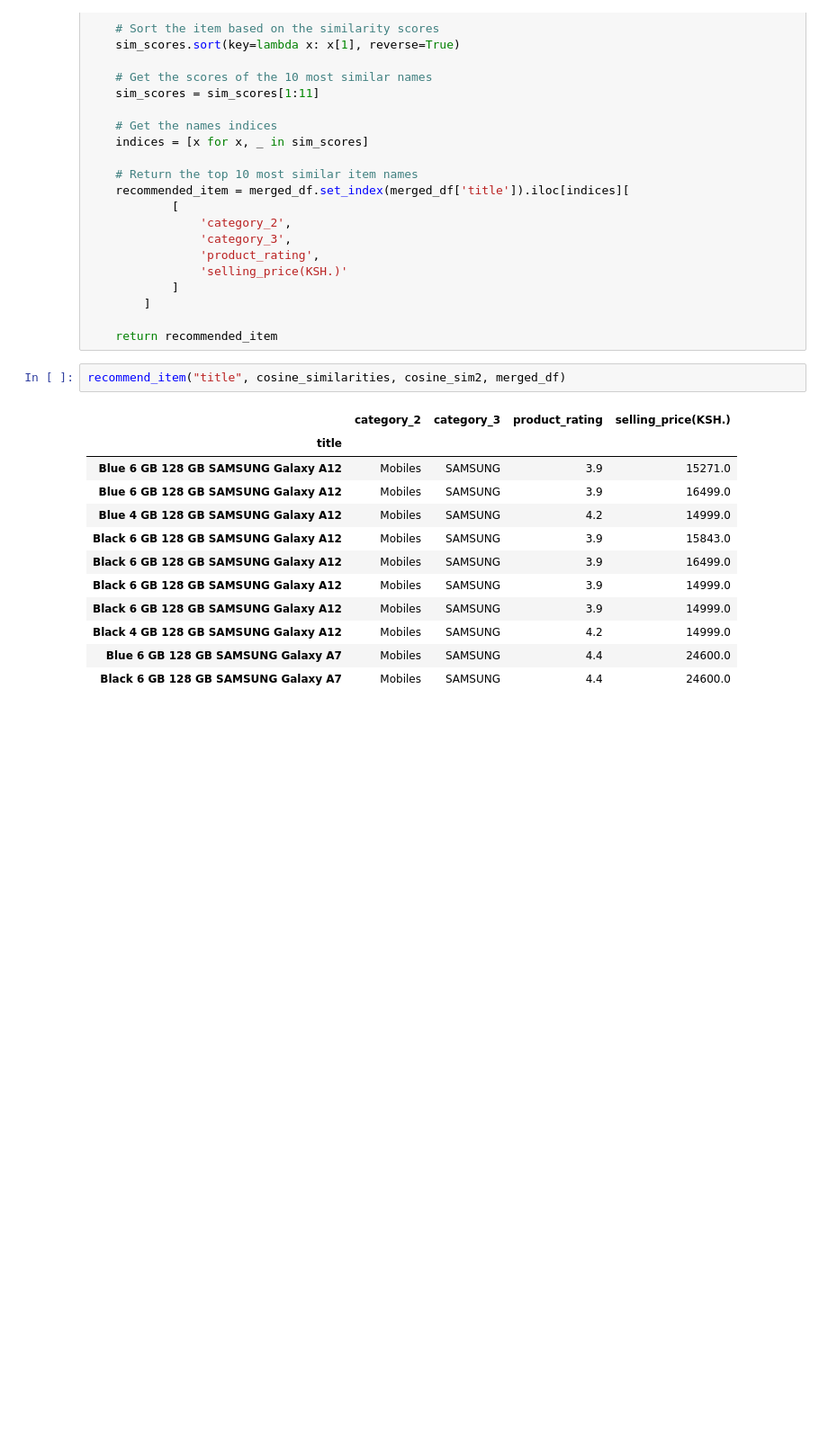
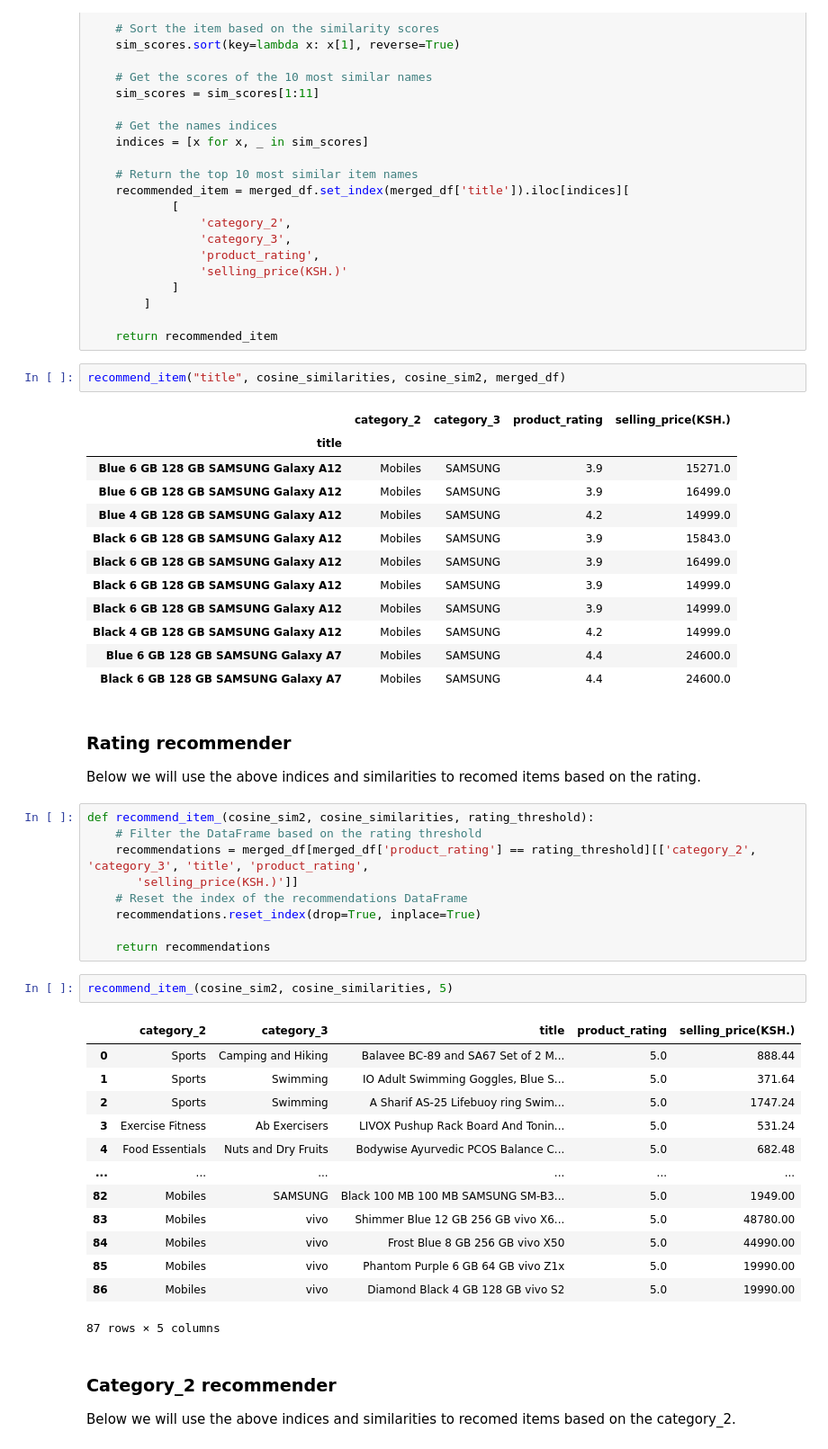
Before and after one commit to franchiseBoyz/Ecommerce-Recommender-System, a Jupyter notebook: notebook.ipynb, the cells around one changed output. Shown at 90% size. Cells and saved outputs as stored; diff of their text form; blank space fills up the shorter version.

Commit message:
Category_2 recommender

```diff
--- a/notebook.ipynb
+++ b/notebook.ipynb
@@ -1750,3 +1751,34 @@ recommend_item("title", cosine_similarities, cosine_sim2, merged_df)
 | Black 4 GB 128 GB SAMSUNG Galaxy A12 | Mobiles | SAMSUNG | 4.2 | 14999.0 |
 | Blue 6 GB 128 GB SAMSUNG Galaxy A7 | Mobiles | SAMSUNG | 4.4 | 24600.0 |
 | Black 6 GB 128 GB SAMSUNG Galaxy A7 | Mobiles | SAMSUNG | 4.4 | 24600.0 |
+# %% [markdown]
+### Rating recommender
+Below we will use the above indices and similarities to recomed items based on the rating.
+# %%
+def recommend_item_(cosine_sim2, cosine_similarities, rating_threshold):
+    # Filter the DataFrame based on the rating threshold
+    recommendations = merged_df[merged_df['product_rating'] == rating_threshold][['category_2', 'category_3', 'title', 'product_rating',
+       'selling_price(KSH.)']]
+    # Reset the index of the recommendations DataFrame
+    recommendations.reset_index(drop=True, inplace=True)
+
+    return recommendations
+# %%
+recommend_item_(cosine_sim2, cosine_similarities, 5)
+# %% [output]
+|  | category_2 | category_3 | title | product_rating | selling_price(KSH.) |
+| 0 | Sports | Camping and Hiking | Balavee BC-89 and SA67 Set of 2 M... | 5.0 | 888.44 |
+| 1 | Sports | Swimming | IO Adult Swimming Goggles, Blue S... | 5.0 | 371.64 |
+| 2 | Sports | Swimming | A Sharif AS-25 Lifebuoy ring Swim... | 5.0 | 1747.24 |
+| 3 | Exercise Fitness | Ab Exercisers | LIVOX Pushup Rack Board And Tonin... | 5.0 | 531.24 |
+| 4 | Food Essentials | Nuts and Dry Fruits | Bodywise Ayurvedic PCOS Balance C... | 5.0 | 682.48 |
+| ... | ... | ... | ... | ... | ... |
+| 82 | Mobiles | SAMSUNG | Black 100 MB 100 MB SAMSUNG SM-B3... | 5.0 | 1949.00 |
+| 83 | Mobiles | vivo | Shimmer Blue 12 GB 256 GB vivo X6... | 5.0 | 48780.00 |
+| 84 | Mobiles | vivo | Frost Blue 8 GB 256 GB vivo X50 | 5.0 | 44990.00 |
+| 85 | Mobiles | vivo | Phantom Purple 6 GB 64 GB vivo Z1x | 5.0 | 19990.00 |
+| 86 | Mobiles | vivo | Diamond Black 4 GB 128 GB vivo S2 | 5.0 | 19990.00 |
+87 rows × 5 columns
+# %% [markdown]
+### Category_2 recommender
+Below we will use the above indices and similarities to recomed items based on the category_2.
```
Also changed, not shown: parts of 2 cells of this notebook.
